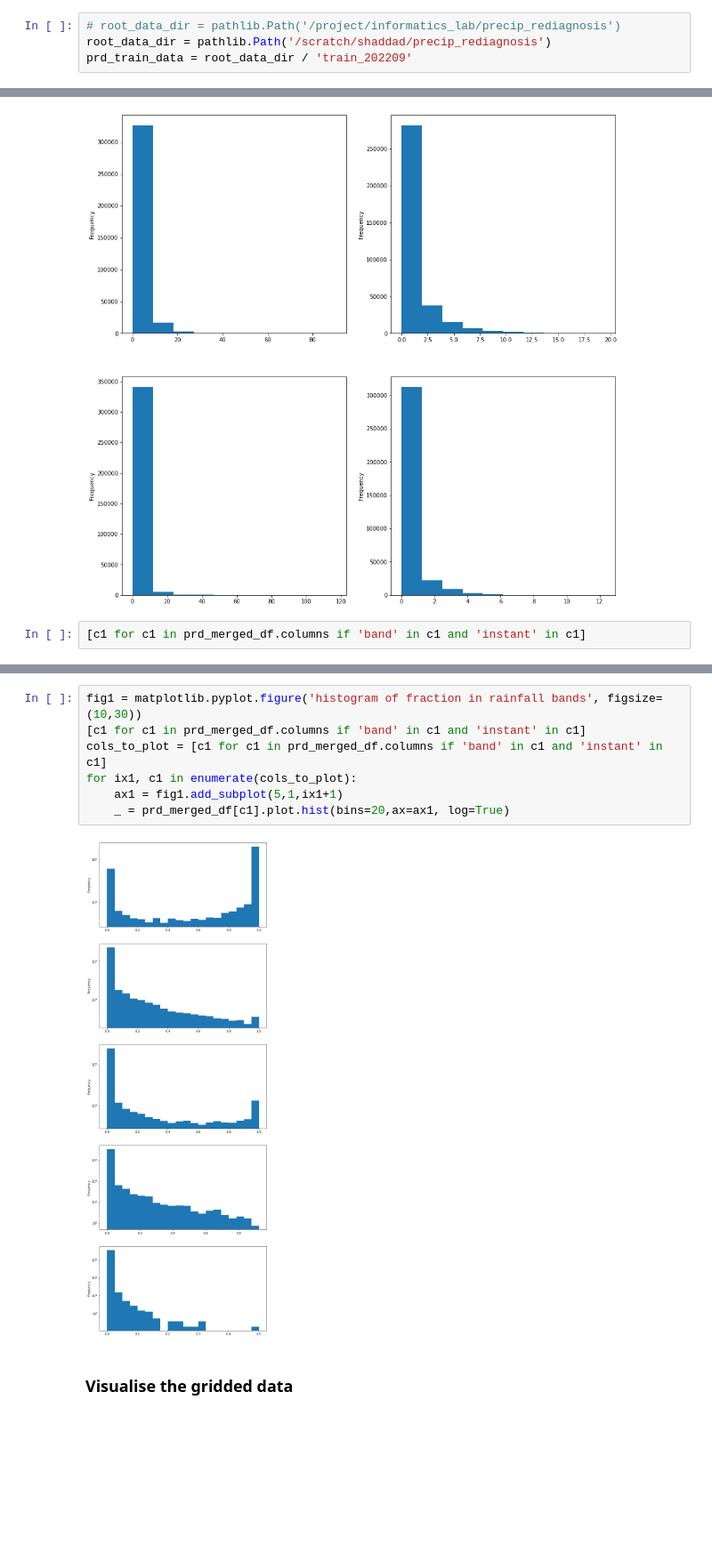
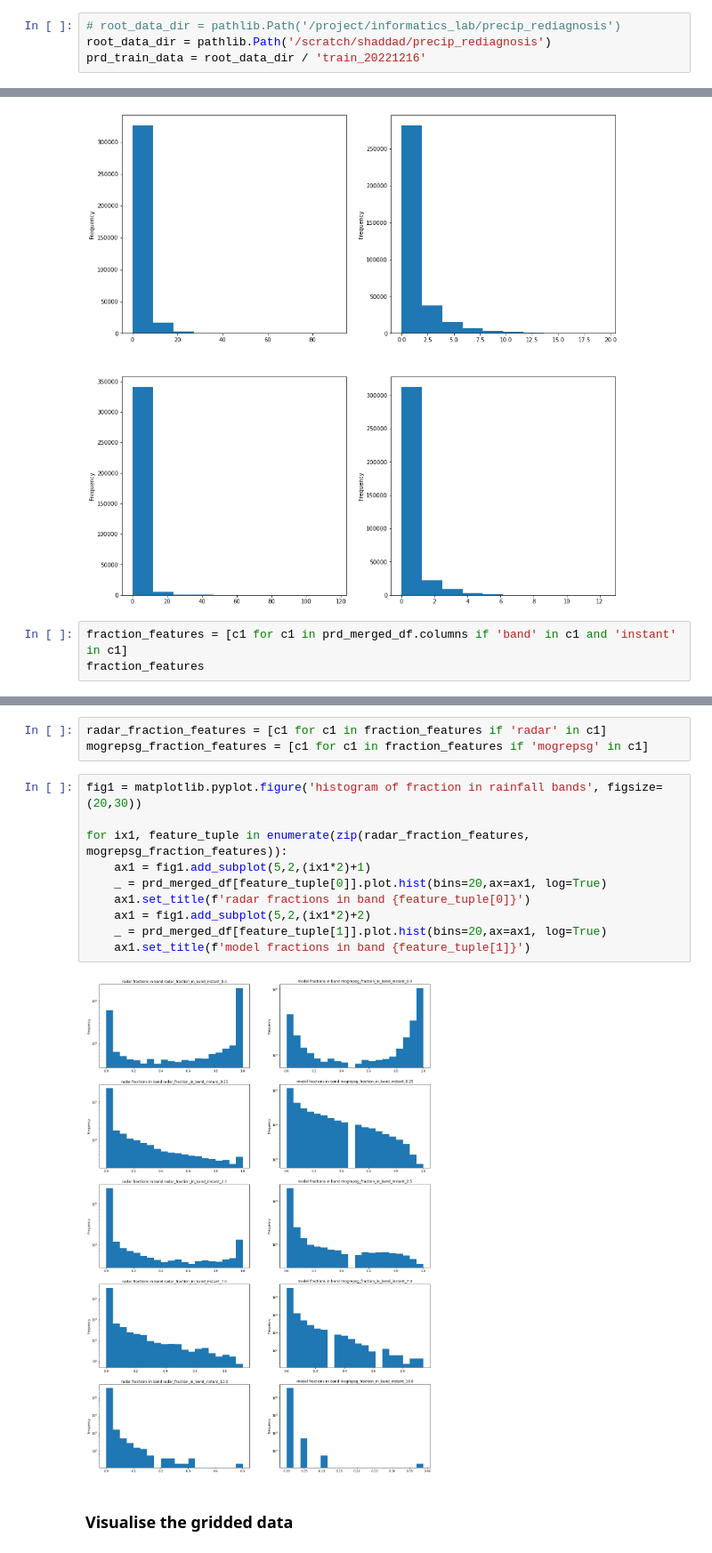
Before and after one commit to informatics-lab/precip_rediagnosis, a Jupyter notebook: data_prep/prd_data_verification.ipynb, the cells around one changed output, grey strips where cells are left out. Shown at 89% size. Saved outputs shown, nothing was run; the diff lists cells and outputs as text; blank space fills up the shorter version.

```diff
--- a/data_prep/prd_data_verification.ipynb
+++ b/data_prep/prd_data_verification.ipynb
@@ -71,7 +71,7 @@ final_datestring = f'{final_timestamp.year:04d}{final_timestamp.month:02d}{final
 # %%
 # root_data_dir = pathlib.Path('/project/informatics_lab/precip_rediagnosis')
 root_data_dir = pathlib.Path('/scratch/shaddad/precip_rediagnosis')
-prd_train_data = root_data_dir / 'train_202209'
+prd_train_data = root_data_dir / 'train_20221216'
 # %%
 event_data_dir = prd_train_data / dataset_config['event_name']
 event_data_dir
@@ -177,7 +177,8 @@ prd_merged_df['radar_mean_rain_instant'].plot.hist(ax=ax1)
 <AxesSubplot:ylabel='Frequency'>
 [figure]
 # %%
-[c1 for c1 in prd_merged_df.columns if 'band' in c1 and 'instant' in c1]
+fraction_features = [c1 for c1 in prd_merged_df.columns if 'band' in c1 and 'instant' in c1]
+fraction_features
 # %% [output]
 ['radar_fraction_in_band_instant_0.0',
  'radar_fraction_in_band_instant_0.25',
@@ -187,12 +193,18 @@ prd_merged_df['radar_mean_rain_instant'].plot.hist(ax=ax1)
+# %%
+radar_fraction_features = [c1 for c1 in fraction_features if 'radar' in c1]
+mogrepsg_fraction_features = [c1 for c1 in fraction_features if 'mogrepsg' in c1]
 # %%
-fig1 = matplotlib.pyplot.figure('histogram of fraction in rainfall bands', figsize=(10,30))
-[c1 for c1 in prd_merged_df.columns if 'band' in c1 and 'instant' in c1]
-cols_to_plot = [c1 for c1 in prd_merged_df.columns if 'band' in c1 and 'instant' in c1]
-for ix1, c1 in enumerate(cols_to_plot):
-    ax1 = fig1.add_subplot(5,1,ix1+1)
-    _ = prd_merged_df[c1].plot.hist(bins=20,ax=ax1, log=True)
+fig1 = matplotlib.pyplot.figure('histogram of fraction in rainfall bands', figsize=(20,30))
+
+for ix1, feature_tuple in enumerate(zip(radar_fraction_features, mogrepsg_fraction_features)):
+    ax1 = fig1.add_subplot(5,2,(ix1*2)+1)
+    _ = prd_merged_df[feature_tuple[0]].plot.hist(bins=20,ax=ax1, log=True)
+    ax1.set_title(f'radar fractions in band {feature_tuple[0]}')
+    ax1 = fig1.add_subplot(5,2,(ix1*2)+2)
+    _ = prd_merged_df[feature_tuple[1]].plot.hist(bins=20,ax=ax1, log=True)
+    ax1.set_title(f'model fractions in band {feature_tuple[1]}')
 # %% [output]
-[figure, old version]
+[figure, new version]
 # %% [markdown]
 ### Visualise the gridded data
 # %%
```
Also changed, not shown: parts of 6 cells of this notebook.
